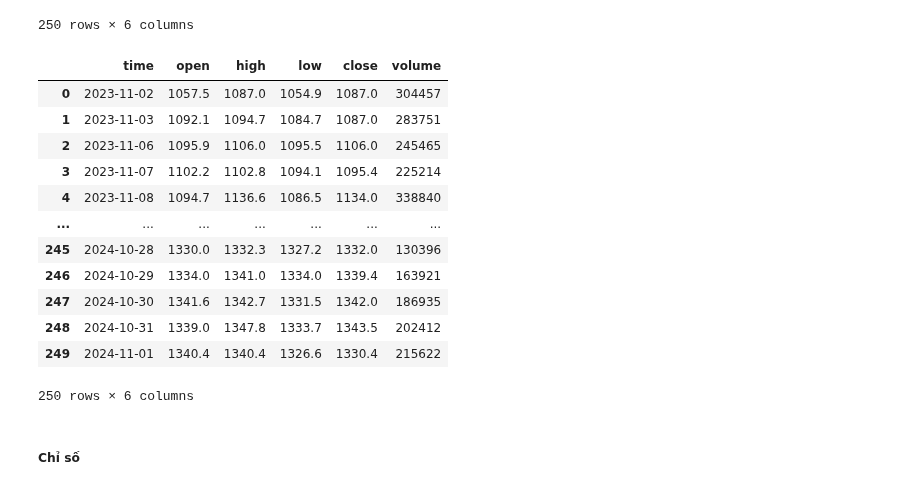
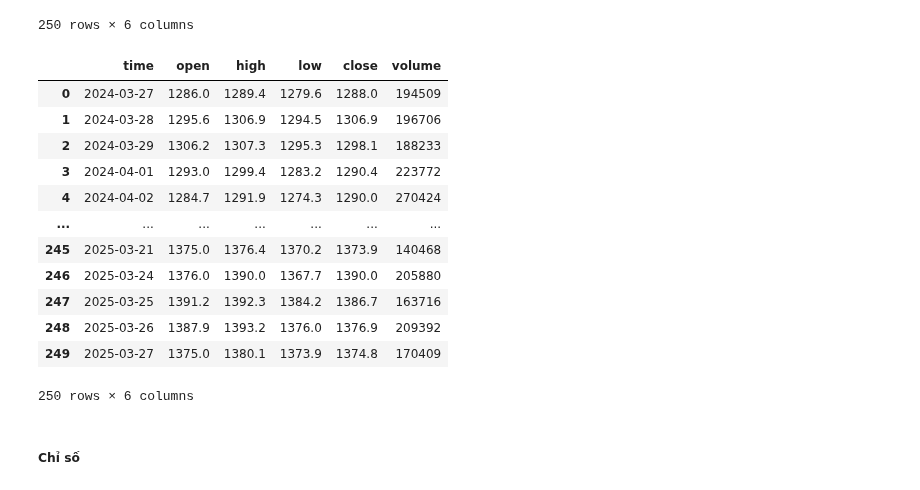
Before and after one commit to thinh-vu/vnstock, a Jupyter notebook: docs/tcbs/1_vietnam_stock_vnstock3_tcbs.ipynb, the cells around one changed output. Drawn from its saved outputs; the diff is of its cells as text; code cells hidden in the pictures.

```diff
--- a/docs/tcbs/1_vietnam_stock_vnstock3_tcbs.ipynb
+++ b/docs/tcbs/1_vietnam_stock_vnstock3_tcbs.ipynb
@@ -87,20 +89,20 @@ stock.quote.history(symbol='VN30F1M', start='2024-01-02', end='2024-11-01', inte
 | 249 | 2024-11-01 | 1340.4 | 1340.4 | 1326.6 | 1330.4 | 215622 |
 250 rows × 6 columns
 # %%
-stock.quote.history(symbol='VN30F2411', start='2024-01-02', end='2024-11-01', interval='1D')
+stock.quote.history(symbol='VN30F2504', start='2025-03-01', end='2025-03-27', interval='1D')
 # %% [output]
 |  | time | open | high | low | close | volume |
-| 0 | 2023-11-02 | 1057.5 | 1087.0 | 1054.9 | 1087.0 | 304457 |
-| 1 | 2023-11-03 | 1092.1 | 1094.7 | 1084.7 | 1087.0 | 283751 |
-| 2 | 2023-11-06 | 1095.9 | 1106.0 | 1095.5 | 1106.0 | 245465 |
-| 3 | 2023-11-07 | 1102.2 | 1102.8 | 1094.1 | 1095.4 | 225214 |
-| 4 | 2023-11-08 | 1094.7 | 1136.6 | 1086.5 | 1134.0 | 338840 |
+| 0 | 2024-03-27 | 1286.0 | 1289.4 | 1279.6 | 1288.0 | 194509 |
+| 1 | 2024-03-28 | 1295.6 | 1306.9 | 1294.5 | 1306.9 | 196706 |
+| 2 | 2024-03-29 | 1306.2 | 1307.3 | 1295.3 | 1298.1 | 188233 |
+| 3 | 2024-04-01 | 1293.0 | 1299.4 | 1283.2 | 1290.4 | 223772 |
+| 4 | 2024-04-02 | 1284.7 | 1291.9 | 1274.3 | 1290.0 | 270424 |
 | ... | ... | ... | ... | ... | ... | ... |
-| 245 | 2024-10-28 | 1330.0 | 1332.3 | 1327.2 | 1332.0 | 130396 |
-| 246 | 2024-10-29 | 1334.0 | 1341.0 | 1334.0 | 1339.4 | 163921 |
-| 247 | 2024-10-30 | 1341.6 | 1342.7 | 1331.5 | 1342.0 | 186935 |
-| 248 | 2024-10-31 | 1339.0 | 1347.8 | 1333.7 | 1343.5 | 202412 |
-| 249 | 2024-11-01 | 1340.4 | 1340.4 | 1326.6 | 1330.4 | 215622 |
+| 245 | 2025-03-21 | 1375.0 | 1376.4 | 1370.2 | 1373.9 | 140468 |
+| 246 | 2025-03-24 | 1376.0 | 1390.0 | 1367.7 | 1390.0 | 205880 |
+| 247 | 2025-03-25 | 1391.2 | 1392.3 | 1384.2 | 1386.7 | 163716 |
+| 248 | 2025-03-26 | 1387.9 | 1393.2 | 1376.0 | 1376.9 | 209392 |
+| 249 | 2025-03-27 | 1375.0 | 1380.1 | 1373.9 | 1374.8 | 170409 |
 250 rows × 6 columns
 # %% [markdown]
 ##### Chỉ số
```
Also changed, not shown: parts of 24 cells of this notebook, 7 other files.
